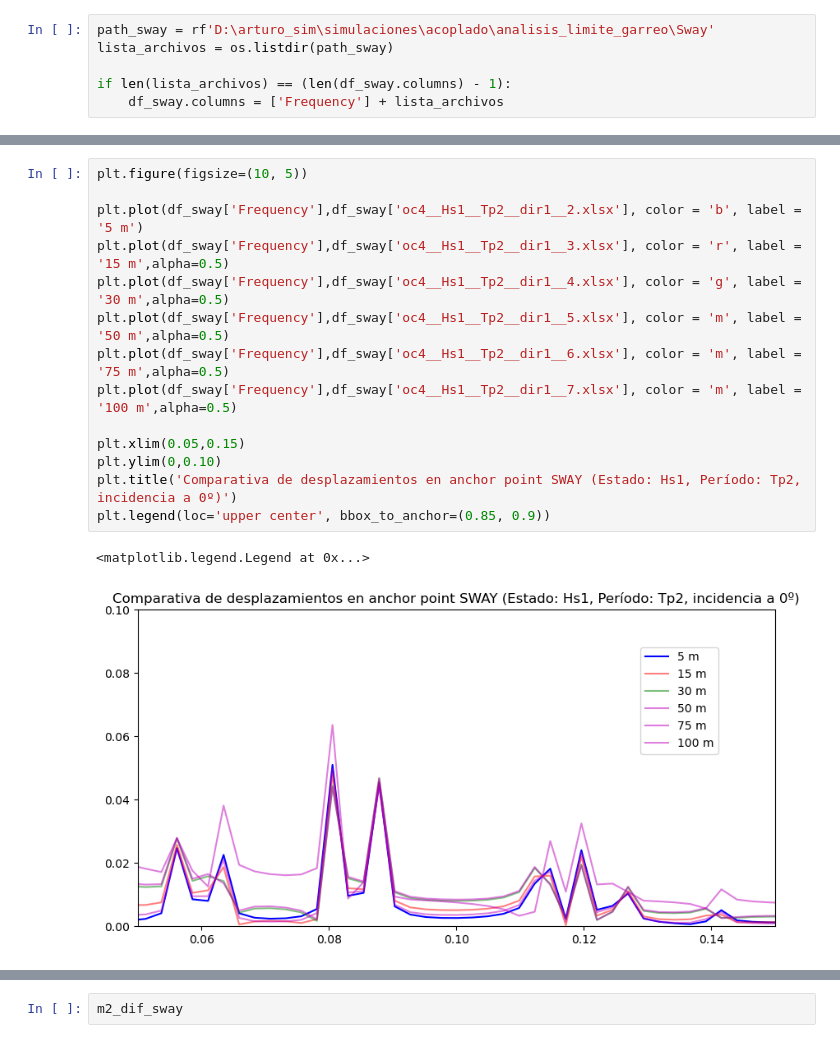
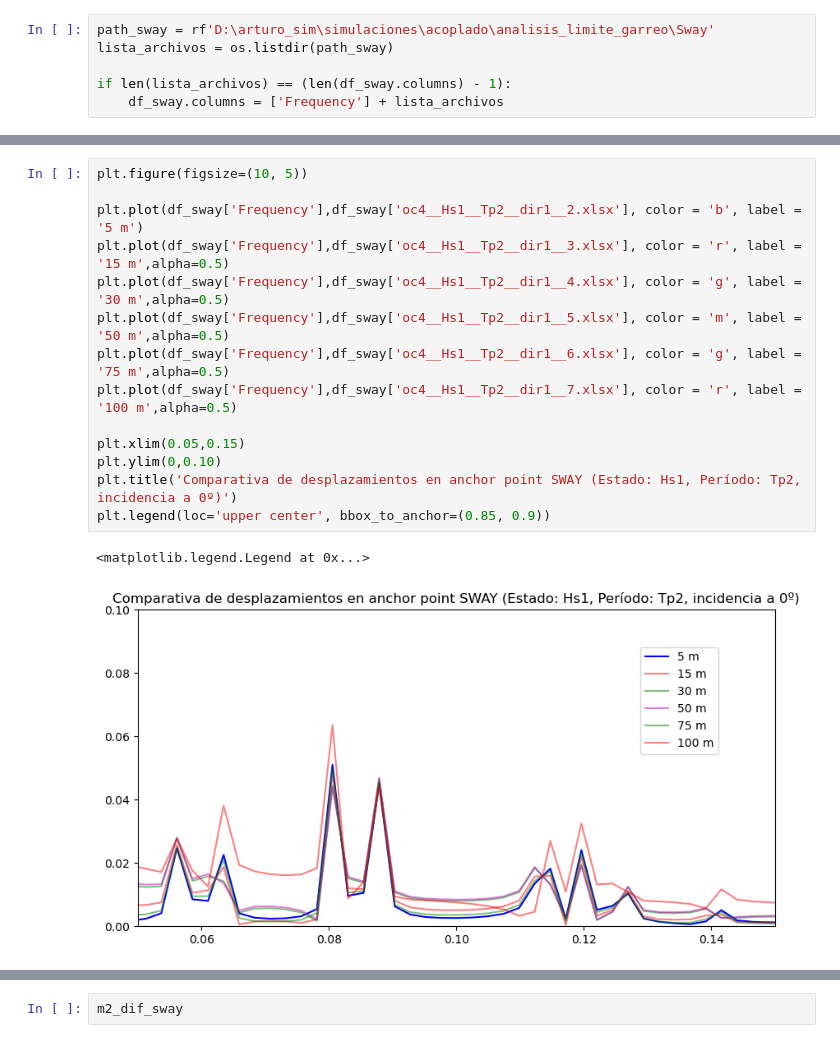
Before and after one commit to arturodmor/Mooring_anomaly_detector, a Jupyter notebook: notebooks/espectros.ipynb, the cells around one changed output, grey strips where cells are left out. Drawn from its saved outputs; the diff is of its cells as text.

```diff
--- a/notebooks/espectros.ipynb
+++ b/notebooks/espectros.ipynb
@@ -695,20 +715,20 @@ df_sway
 # %%
 plt.figure(figsize=(10, 5))
 
 plt.plot(df_sway['Frequency'],df_sway['oc4__Hs1__Tp2__dir1__2.xlsx'], color = 'b', label = '5 m')
 plt.plot(df_sway['Frequency'],df_sway['oc4__Hs1__Tp2__dir1__3.xlsx'], color = 'r', label = '15 m',alpha=0.5)
 plt.plot(df_sway['Frequency'],df_sway['oc4__Hs1__Tp2__dir1__4.xlsx'], color = 'g', label = '30 m',alpha=0.5)
 plt.plot(df_sway['Frequency'],df_sway['oc4__Hs1__Tp2__dir1__5.xlsx'], color = 'm', label = '50 m',alpha=0.5)
-plt.plot(df_sway['Frequency'],df_sway['oc4__Hs1__Tp2__dir1__6.xlsx'], color = 'm', label = '75 m',alpha=0.5)
-plt.plot(df_sway['Frequency'],df_sway['oc4__Hs1__Tp2__dir1__7.xlsx'], color = 'm', label = '100 m',alpha=0.5)
+plt.plot(df_sway['Frequency'],df_sway['oc4__Hs1__Tp2__dir1__6.xlsx'], color = 'g', label = '75 m',alpha=0.5)
+plt.plot(df_sway['Frequency'],df_sway['oc4__Hs1__Tp2__dir1__7.xlsx'], color = 'r', label = '100 m',alpha=0.5)
 
 plt.xlim(0.05,0.15)
 plt.ylim(0,0.10)
 plt.title('Comparativa de desplazamientos en anchor point SWAY (Estado: Hs1, Período: Tp2, incidencia a 0º)')
 plt.legend(loc='upper center', bbox_to_anchor=(0.85, 0.9))
 # %% [output]
 <matplotlib.legend.Legend at 0x...>
-[figure, old version]
+[figure, new version]
 # %%
 plt.figure(figsize=(15, 10))
 gs = gridspec.GridSpec(3, 2, width_ratios=[1, 1])
```
Also changed, not shown: parts of 77 cells of this notebook, 4 other files.
